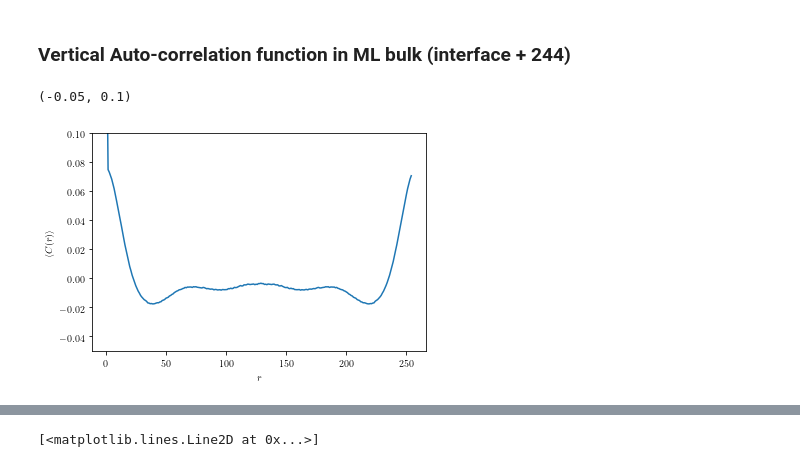
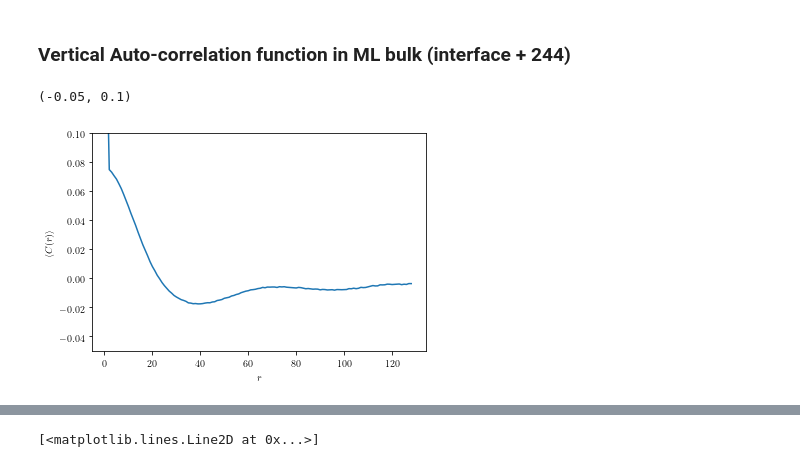
Before and after one commit to mlazarn/Summer18Research, a Jupyter notebook: MonteCarloSim/Untitled.ipynb, the cells around one changed output, grey strips where cells are left out. Drawn from its saved outputs; the diff is of its cells as text; code cells hidden in the pictures.

```diff
--- a/MonteCarloSim/Untitled.ipynb
+++ b/MonteCarloSim/Untitled.ipynb
@@ -20,11 +20,11 @@ data2 = data2 / 500
 # %%
 #data2 = data2/3
 r2 = np.arange(data2.shape[1]) + 1
 fig1, ax1 = plt.subplots(facecolor="white")
-ax1.plot(r2[0:], data2[288,:])
+ax1.plot(r2[0:128], data2[288,0:128])
 ax1.set_xlabel(r'$r$')
 ax1.set_ylabel(r'$\langle C(r)\rangle$')
 ax1.set_ylim(bottom=-0.05, top=0.1)
 # %% [output]
 (-0.05, 0.1)
-[figure, old version]
+[figure, new version]
```
Also changed, not shown: parts of 2 cells of this notebook, 1 other file.
